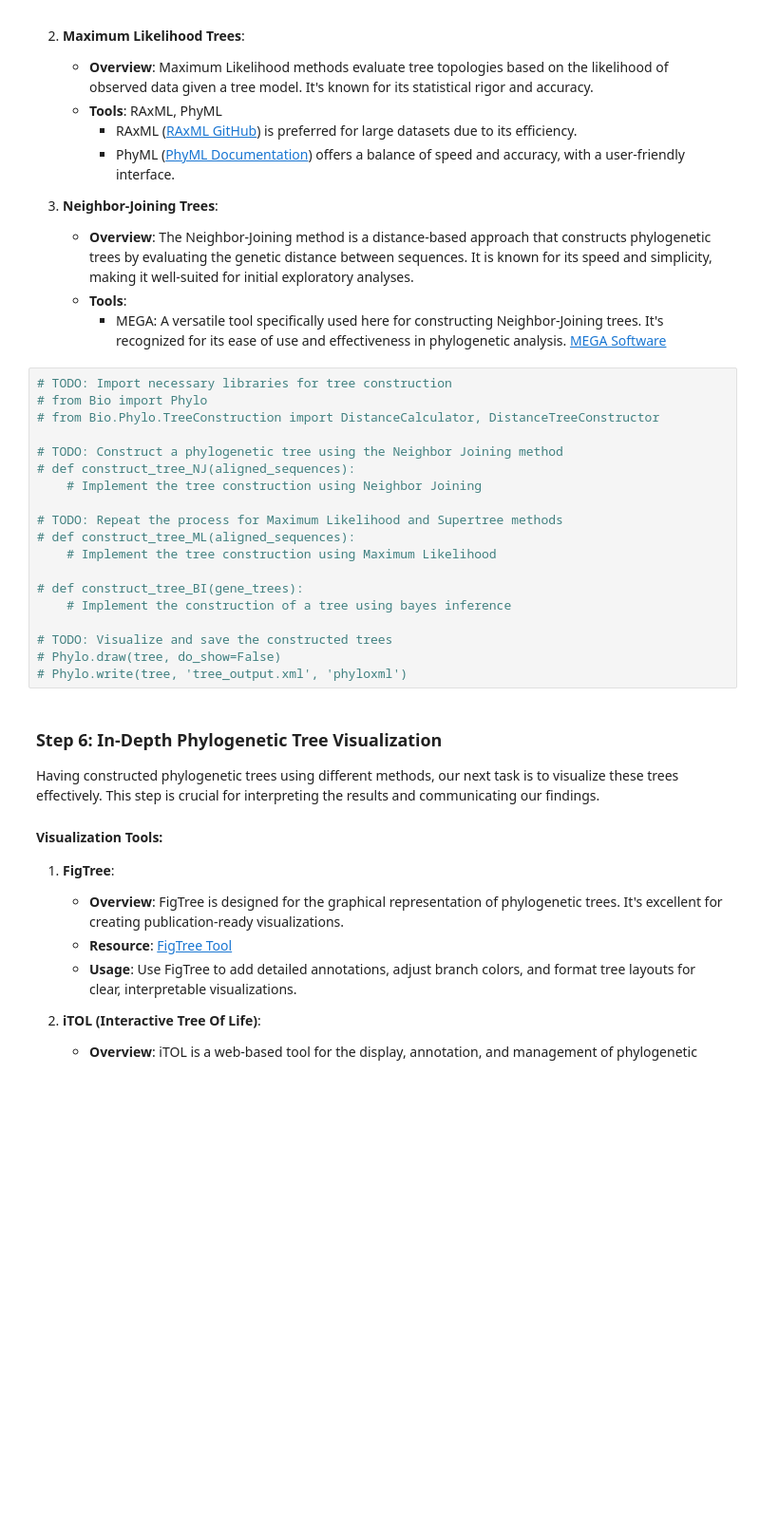
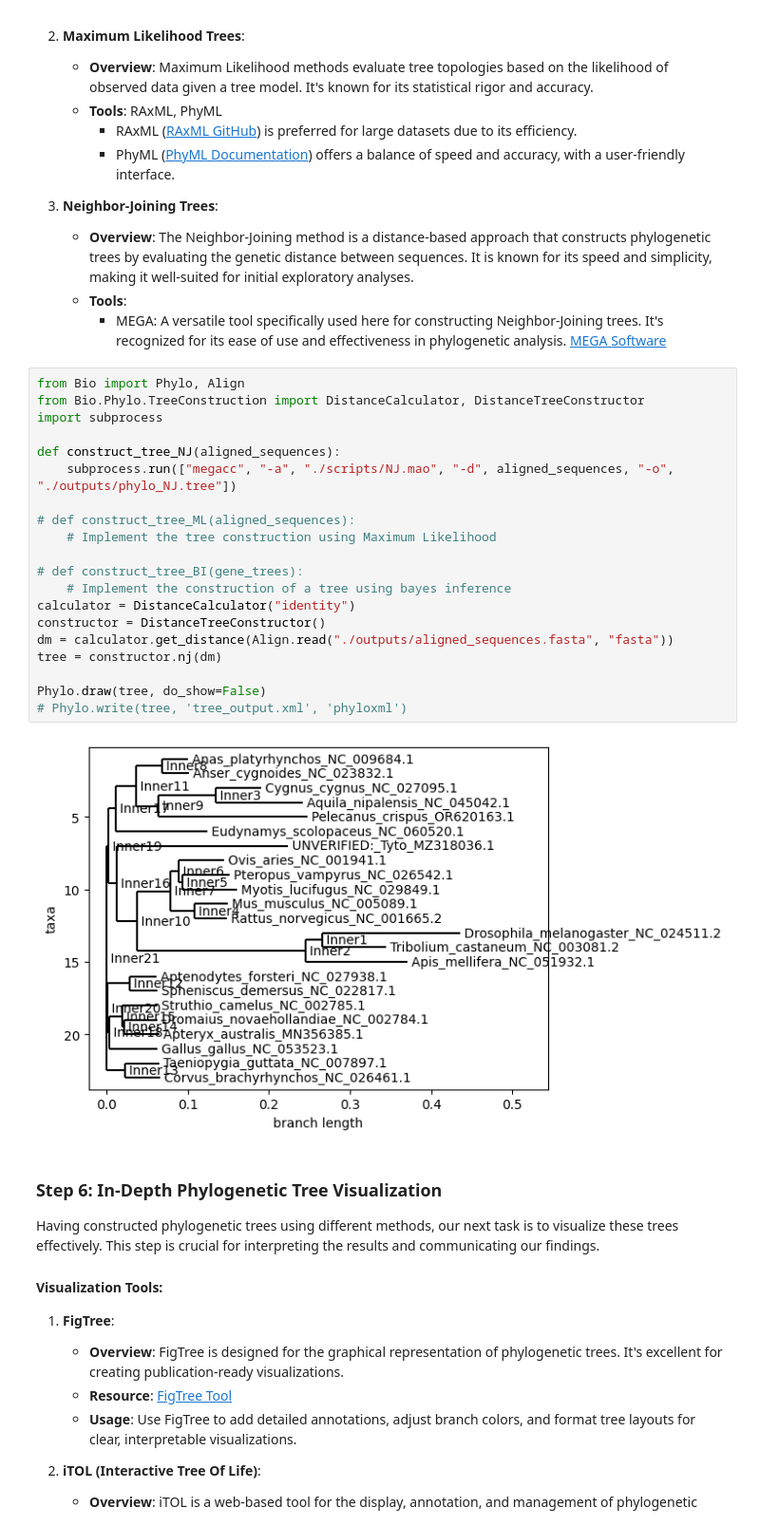
Before and after one commit to NikanV/Introduction-To-Bioinformatics, a Jupyter notebook: tasks/mitochondrial-comparison-phylogenetic-construction/MitochondrialComparisonPhylogeneticTreeConstruction.ipynb, the cells around one changed output. Shown: that part at 95% size. Cells and saved outputs as stored; diff of their text form; blank space fills up the shorter version.

```diff
--- a/tasks/mitochondrial-comparison-phylogenetic-construction/MitochondrialComparisonPhylogeneticTreeConstruction.ipynb
+++ b/tasks/mitochondrial-comparison-phylogenetic-construction/MitochondrialComparisonPhylogeneticTreeConstruction.ipynb
@@ -390,24 +323,27 @@ The next phase in our project involves constructing phylogenetic trees to visual
     - **Tools**:
         - MEGA: A versatile tool specifically used here for constructing Neighbor-Joining trees. It's recognized for its ease of use and effectiveness in phylogenetic analysis. [MEGA Software](https://www.megasoftware.net/)
 # %%
-# TODO: Import necessary libraries for tree construction
-# from Bio import Phylo
-# from Bio.Phylo.TreeConstruction import DistanceCalculator, DistanceTreeConstructor
+from Bio import Phylo, Align
+from Bio.Phylo.TreeConstruction import DistanceCalculator, DistanceTreeConstructor
+import subprocess
 
-# TODO: Construct a phylogenetic tree using the Neighbor Joining method
-# def construct_tree_NJ(aligned_sequences):
-    # Implement the tree construction using Neighbor Joining
+def construct_tree_NJ(aligned_sequences):
+    subprocess.run(["megacc", "-a", "./scripts/NJ.mao", "-d", aligned_sequences, "-o", "./outputs/phylo_NJ.tree"])
 
-# TODO: Repeat the process for Maximum Likelihood and Supertree methods
 # def construct_tree_ML(aligned_sequences):
     # Implement the tree construction using Maximum Likelihood
 
 # def construct_tree_BI(gene_trees):
     # Implement the construction of a tree using bayes inference
+calculator = DistanceCalculator("identity")
+constructor = DistanceTreeConstructor()
+dm = calculator.get_distance(Align.read("./outputs/aligned_sequences.fasta", "fasta"))
+tree = constructor.nj(dm)
 
-# TODO: Visualize and save the constructed trees
-# Phylo.draw(tree, do_show=False)
+Phylo.draw(tree, do_show=False)
 # Phylo.write(tree, 'tree_output.xml', 'phyloxml')
+# %% [output]
+[figure, added]
 # %% [markdown]
 ### Step 6: In-Depth Phylogenetic Tree Visualization
 
```
Also changed, not shown: parts of 10 cells of this notebook, 3 other files.
